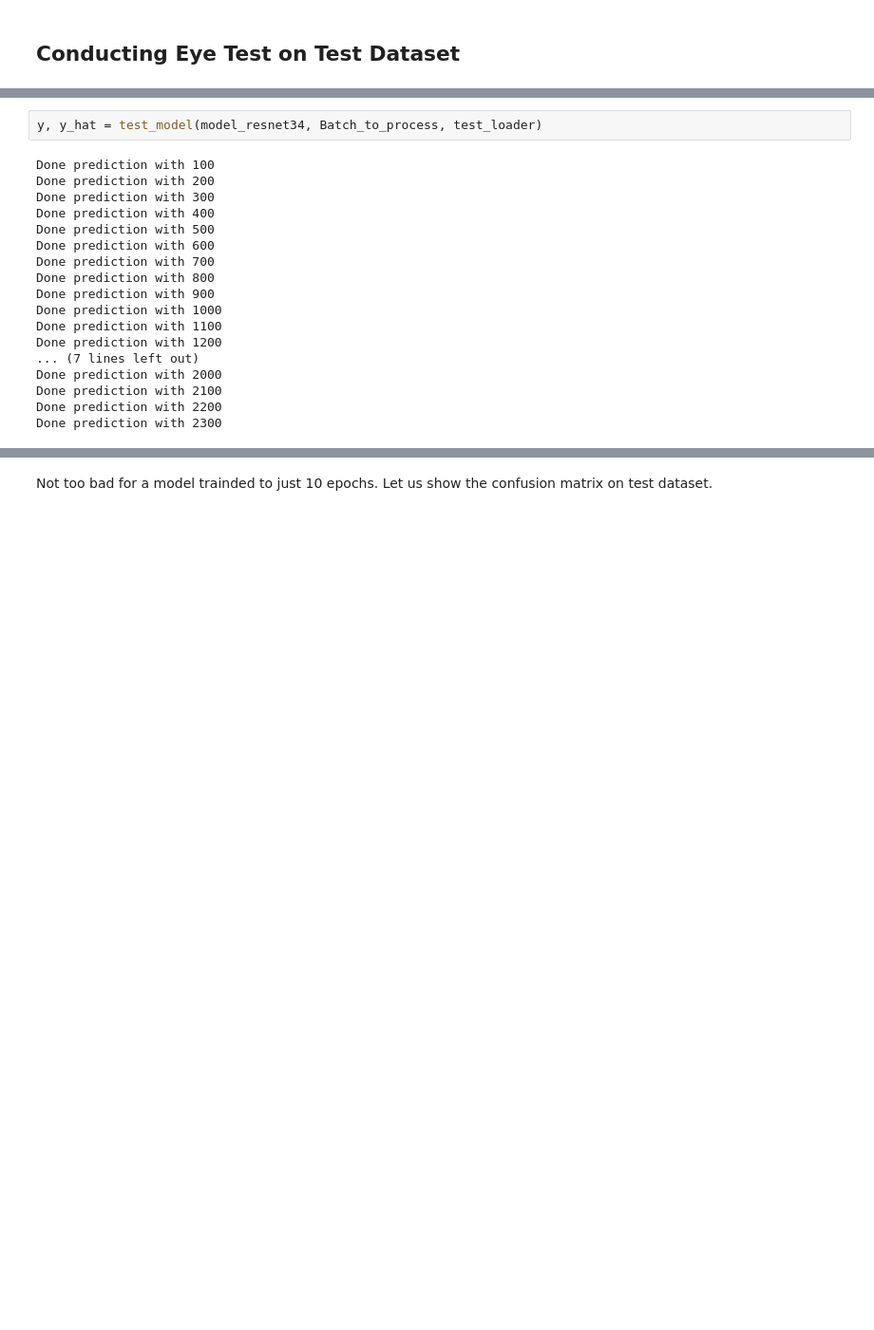
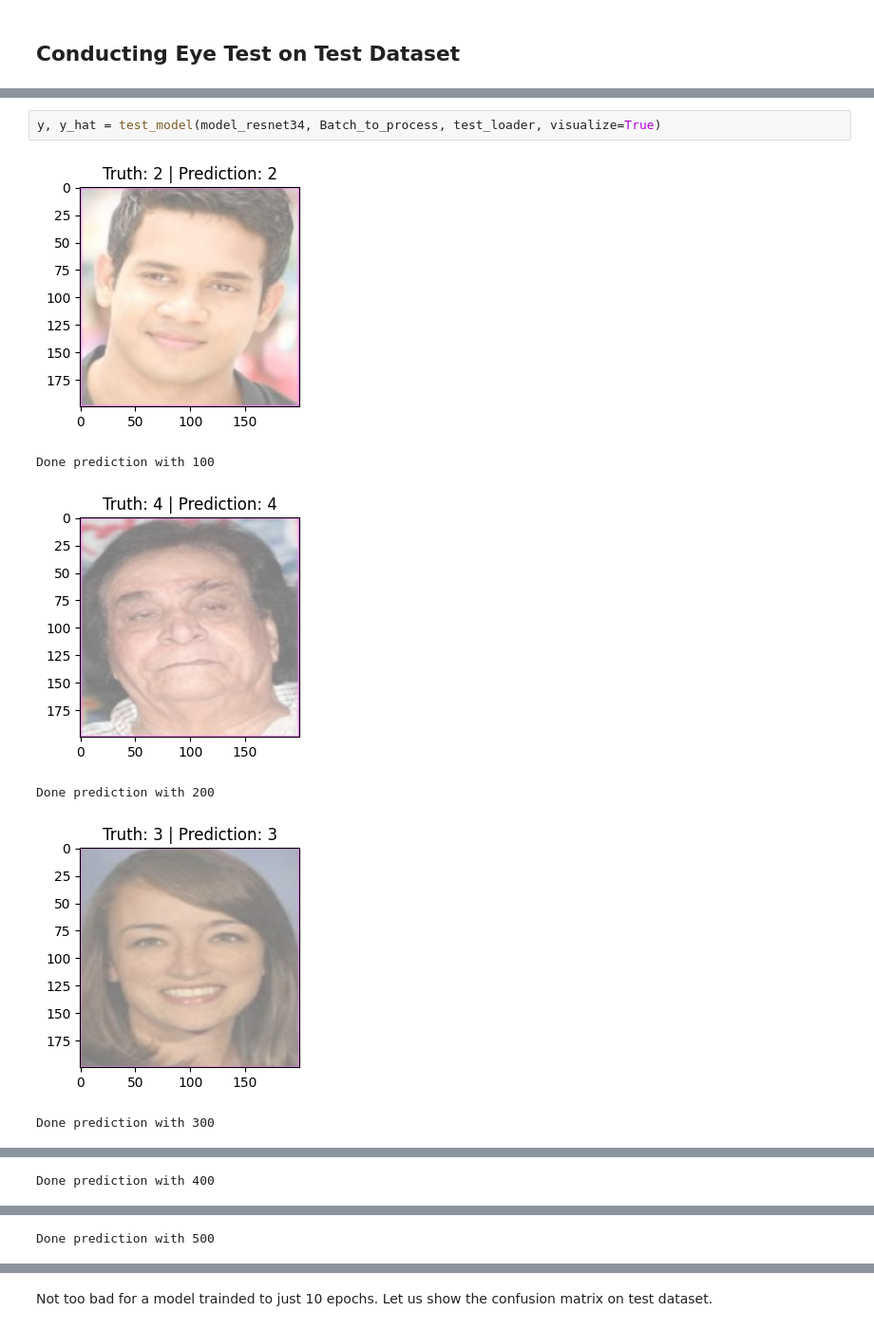
Before and after one commit to sivakornchong/fd_widerface_yolov8, a Jupyter notebook: age_classification.ipynb, the cells around one changed output, grey strips where cells are left out. Shown at 95% size. Drawn from its saved outputs; the diff is of its cells as text; blank space fills up the shorter version.

```diff
--- a/age_classification.ipynb
+++ b/age_classification.ipynb
@@ -520,22 +534,11 @@ def test_model(model, Batch_to_process, test_loader, visualize = False, visualiz
 
         return y_list, y_hat_list
 # %%
-y, y_hat = test_model(model_resnet34, Batch_to_process, test_loader)
+y, y_hat = test_model(model_resnet34, Batch_to_process, test_loader, visualize=True)
 # %% [output]
+[figure, added]
 Done prediction with 100
-Done prediction with 200
-Done prediction with 300
-Done prediction with 400
-Done prediction with 500
-Done prediction with 600
-Done prediction with 700
-Done prediction with 800
-Done prediction with 900
-Done prediction with 1000
-Done prediction with 1100
-Done prediction with 1200
-... (7 lines left out)
-Done prediction with 2000
-Done prediction with 2100
-Done prediction with 2200
-Done prediction with 2300
+[figure, added]
+Done prediction with 200
+[figure, added]
+Done prediction with 300
@@ -541,0 +546 @@ Done prediction with 2300
+Done prediction with 400
@@ -541,0 +548 @@ Done prediction with 2300
+Done prediction with 500
```
Also changed, not shown: parts of 14 cells of this notebook.
